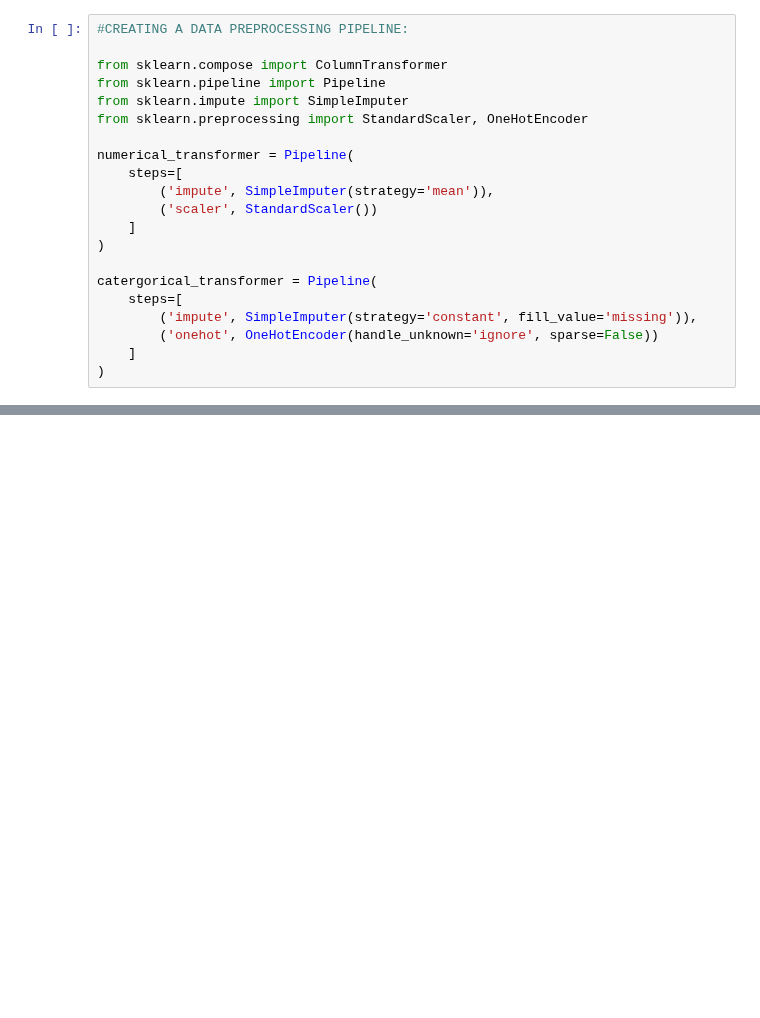
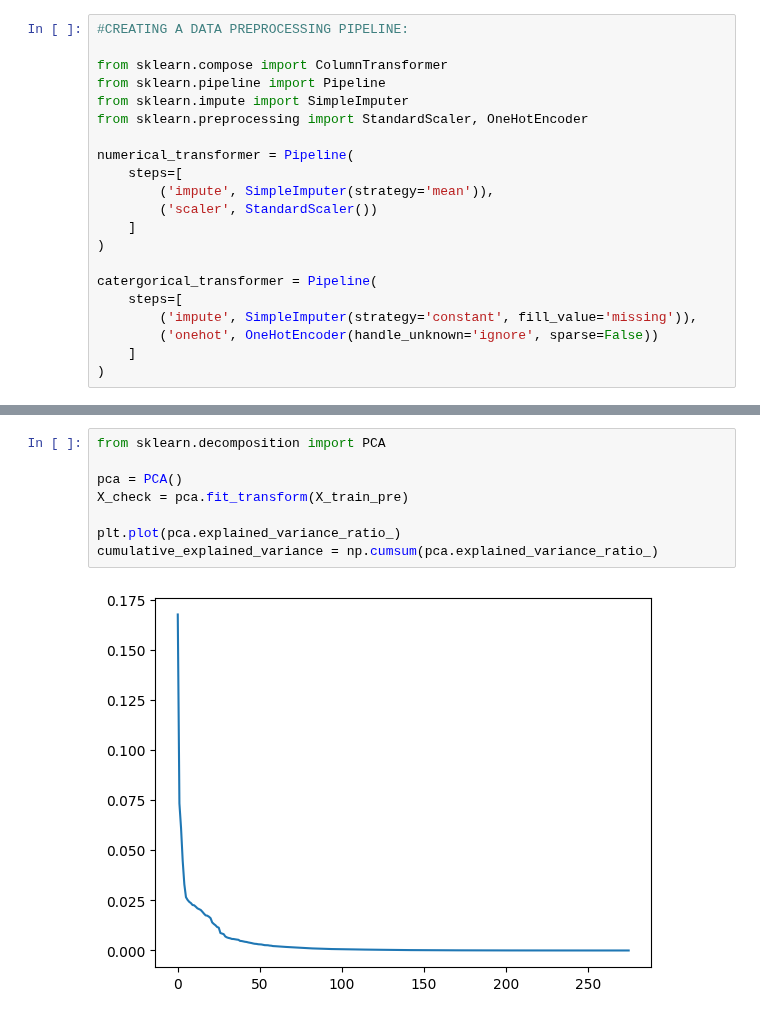
Before and after one commit to huanrafa/ProjectPracticing, a Jupyter notebook: 2023_10(2) House Prices - Advanced Regression Techniques/House prices (self-practice).ipynb, the cells around one changed output, grey strips where cells are left out. Saved outputs shown, nothing was run; the diff lists cells and outputs as text; blank space fills up the shorter version.

```diff
--- a/2023_10(2) House Prices - Advanced Regression Techniques/House prices (self-practice).ipynb
+++ b/2023_10(2) House Prices - Advanced Regression Techniques/House prices (self-practice).ipynb
@@ -518,0 +589,10 @@ X_test_pre = pipeline_pre.transform(X_test)
+# %%
+from sklearn.decomposition import PCA
+
+pca = PCA()
+X_check = pca.fit_transform(X_train_pre)
+
+plt.plot(pca.explained_variance_ratio_)
+cumulative_explained_variance = np.cumsum(pca.explained_variance_ratio_)
+# %% [output]
+[figure, added]
```
Also changed, not shown: parts of 4 cells of this notebook, 1 other file.
